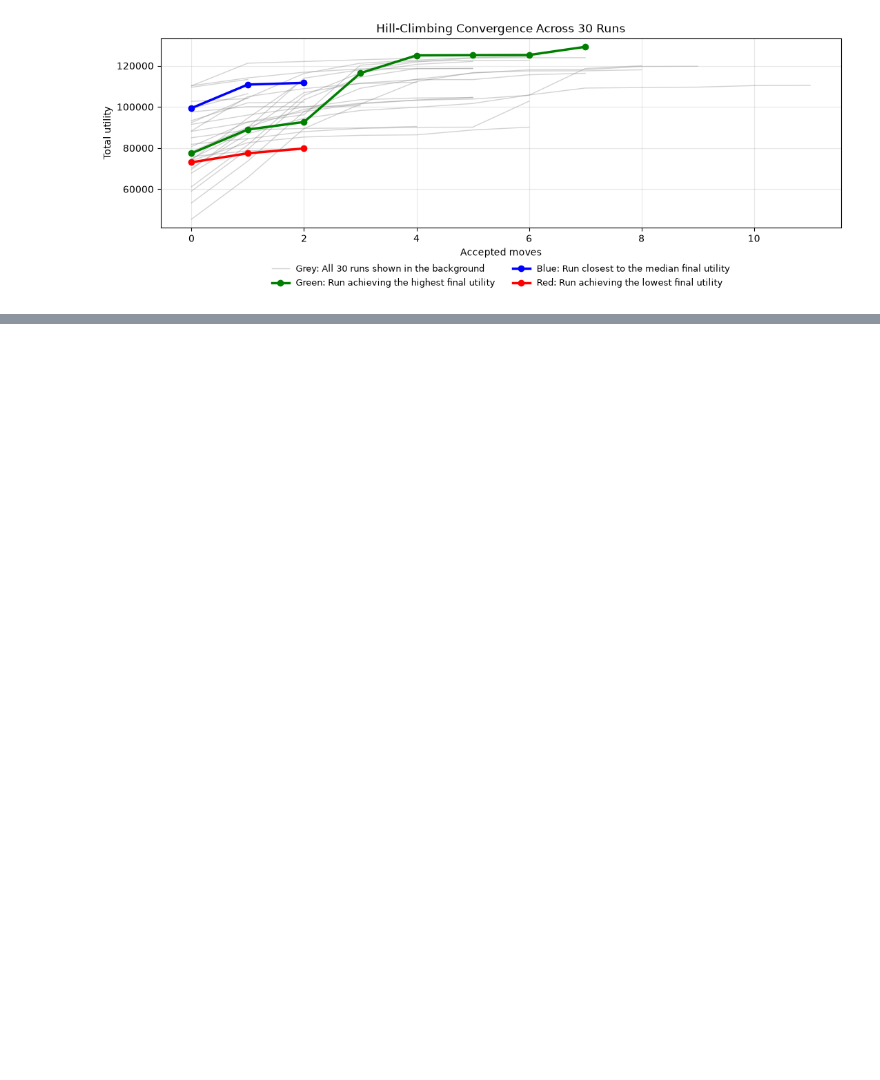
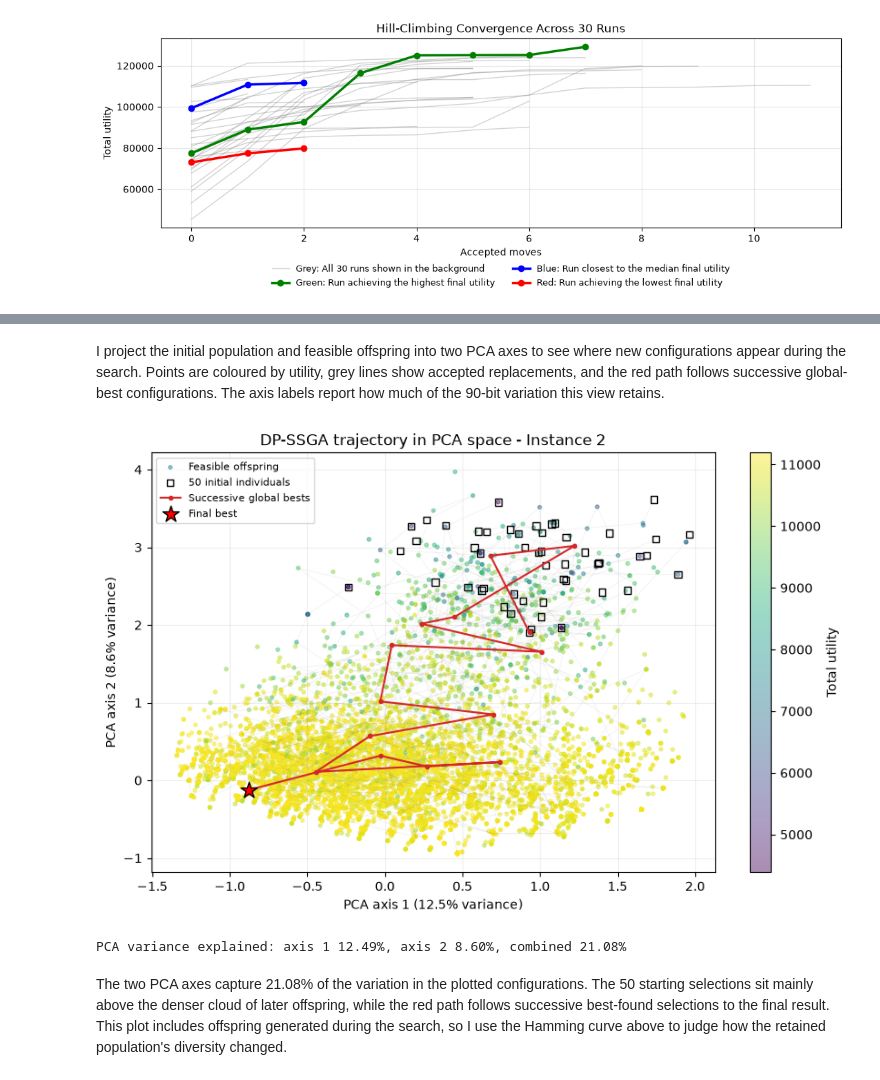
Before and after one commit to CuongMe/CSCU9YE-Artificial-Intelligence-30065980, a Jupyter notebook: 30065980_CSCU9YE_Assignment.ipynb, the cells around one changed output, grey strips where cells are left out. Saved outputs shown, nothing was run; the diff lists cells and outputs as text; code cells hidden in the pictures; blank space fills up the shorter version.

```diff
--- a/30065980_CSCU9YE_Assignment.ipynb
+++ b/30065980_CSCU9YE_Assignment.ipynb
@@ -580,0 +1178,48 @@ Feasible configurations: 90
+# %% [markdown]
+I project the initial population and feasible offspring into two PCA axes to see where new configurations appear during the search. Points are coloured by utility, grey lines show accepted replacements, and the red path follows successive global-best configurations. The axis labels report how much of the 90-bit variation this view retains.
+# %%
+initial = demo_ga_result["starting_population"]
+offspring = demo_ga_result["offspring_history"]
+configurations = np.vstack((initial, offspring))
+centre = configurations.mean(axis=0)
+_, singular_values, directions = np.linalg.svd(configurations - centre, full_matrices=False)
+components = directions[:2]
+axis_variance_pct = 100 * singular_values[:2] ** 2 / np.sum(singular_values ** 2)
+coordinates = (configurations - centre) @ components.T
+best_path = (demo_ga_result["best_solution_path"] - centre) @ components.T
+replacement_links = np.asarray(demo_ga_result["replacement_links"], dtype=np.int8)
+
+fig, ax = plt.subplots(figsize=(10, 6))
+for old, new in replacement_links:
+    link_xy = (np.array([old, new]) - centre) @ components.T
+    ax.plot(link_xy[:, 0], link_xy[:, 1], color="grey", alpha=0.12, linewidth=0.5)
+points = ax.scatter(coordinates[len(initial):, 0], coordinates[len(initial):, 1],
+                    c=offspring @ p2, cmap="viridis", s=8, alpha=0.45,
+                    label="Feasible offspring")
+ax.scatter(coordinates[:len(initial), 0], coordinates[:len(initial), 1],
+           marker="s", facecolors="none", edgecolors="black", s=28,
+           label=f"{len(initial)} initial individuals")
+ax.plot(
+    best_path[:, 0], best_path[:, 1], color="tab:red", marker="o",
+    markersize=3, linewidth=1.5, label="Successive global bests"
+)
+ax.scatter(
+    best_path[-1, 0], best_path[-1, 1], marker="*", color="red",
+    edgecolors="black", s=180, label="Final best", zorder=4
+)
+fig.colorbar(points, ax=ax, label="Total utility")
+ax.set_title("DP-SSGA trajectory in PCA space - Instance 2")
+ax.set_xlabel(f"PCA axis 1 ({axis_variance_pct[0]:.1f}% variance)")
+ax.set_ylabel(f"PCA axis 2 ({axis_variance_pct[1]:.1f}% variance)")
+ax.legend(loc="best", fontsize=8)
+ax.grid(alpha=0.2)
+plt.show()
+print(
+    f"PCA variance explained: axis 1 {axis_variance_pct[0]:.2f}%, "
+    f"axis 2 {axis_variance_pct[1]:.2f}%, combined {axis_variance_pct.sum():.2f}%"
+)
+# %% [output]
+[figure, added]
+PCA variance explained: axis 1 12.49%, axis 2 8.60%, combined 21.08%
+# %% [markdown]
+The two PCA axes capture 21.08% of the variation in the plotted configurations. The 50 starting selections sit mainly above the denser cloud of later offspring, while the red path follows successive best-found selections to the final result. This plot includes offspring generated during the search, so I use the Hamming curve above to judge how the retained population's diversity changed.
```
Also changed, not shown: parts of 160 cells of this notebook.
